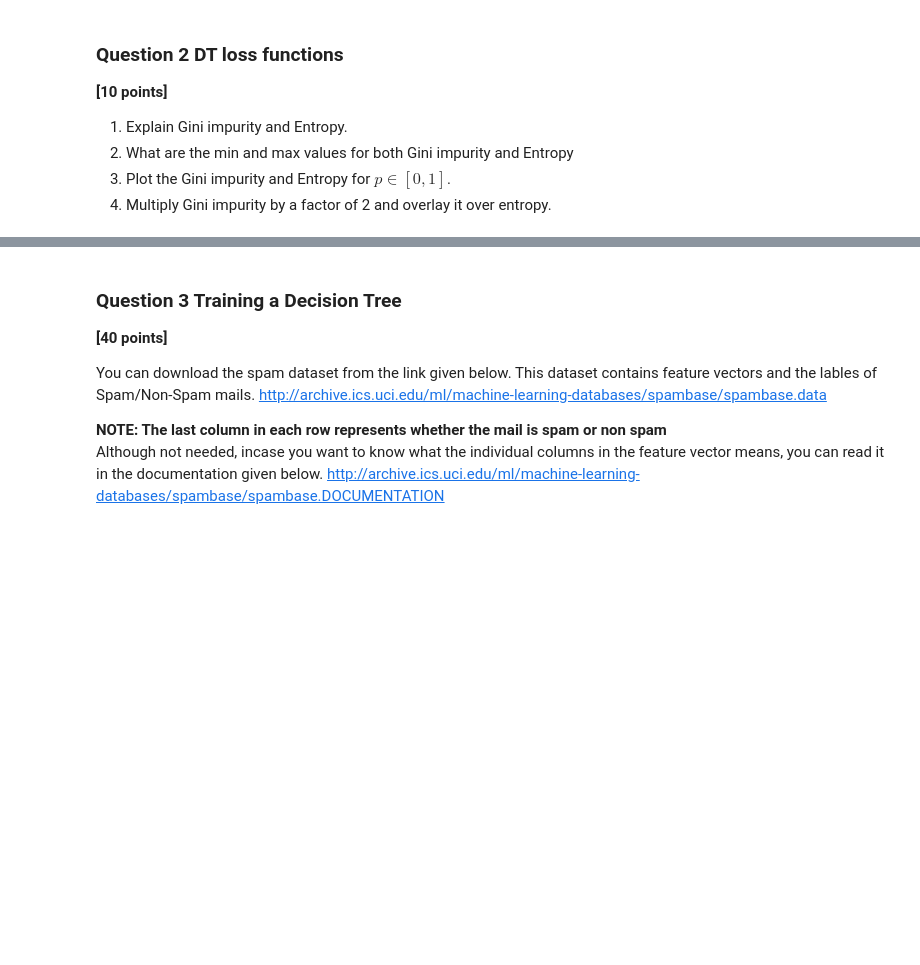
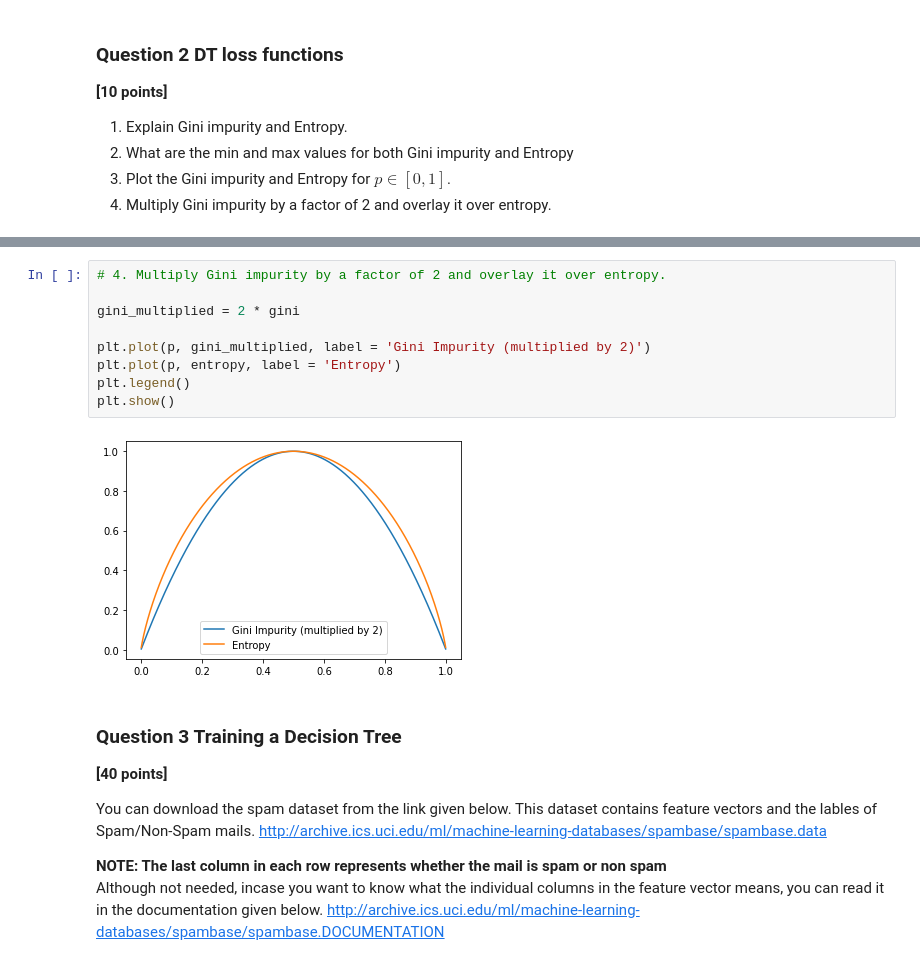
Before and after one commit to shikhar-saxena/smai-ast3, a Jupyter notebook: Assignment 3.ipynb, the cells around one changed output, grey strips where cells are left out. Cells and saved outputs as stored; diff of their text form; blank space fills up the shorter version.

```diff
--- a/Assignment 3.ipynb
+++ b/Assignment 3.ipynb
@@ -96,3 +121,14 @@ The full Decision Tree learnt for this dataset is shown as follows:
+# %%
+# 4. Multiply Gini impurity by a factor of 2 and overlay it over entropy.
+
+gini_multiplied = 2 * gini
+
+plt.plot(p, gini_multiplied, label = 'Gini Impurity (multiplied by 2)')
+plt.plot(p, entropy, label = 'Entropy')
+plt.legend()
+plt.show()
+# %% [output]
+[figure, added]
 # %% [markdown]
 ### Question 3 Training a Decision Tree
 **[40 points]**
```
Also changed, not shown: parts of 3 cells of this notebook.
